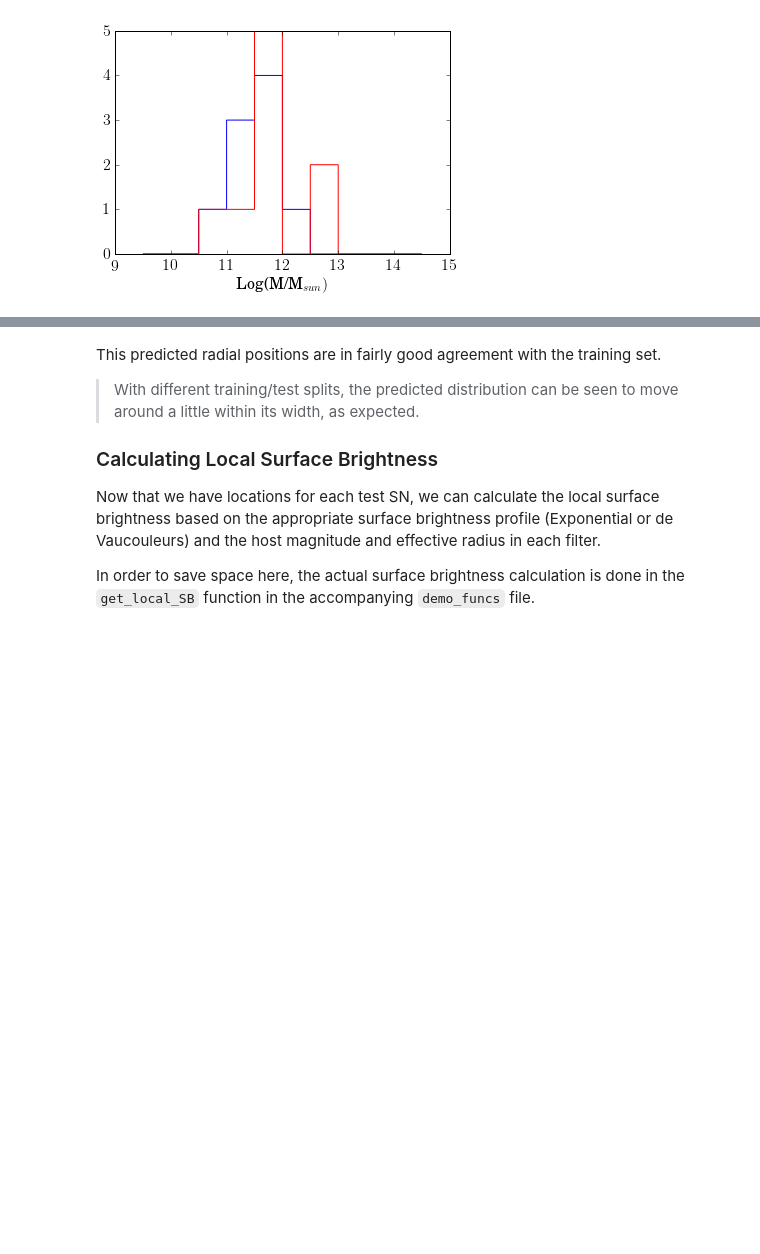
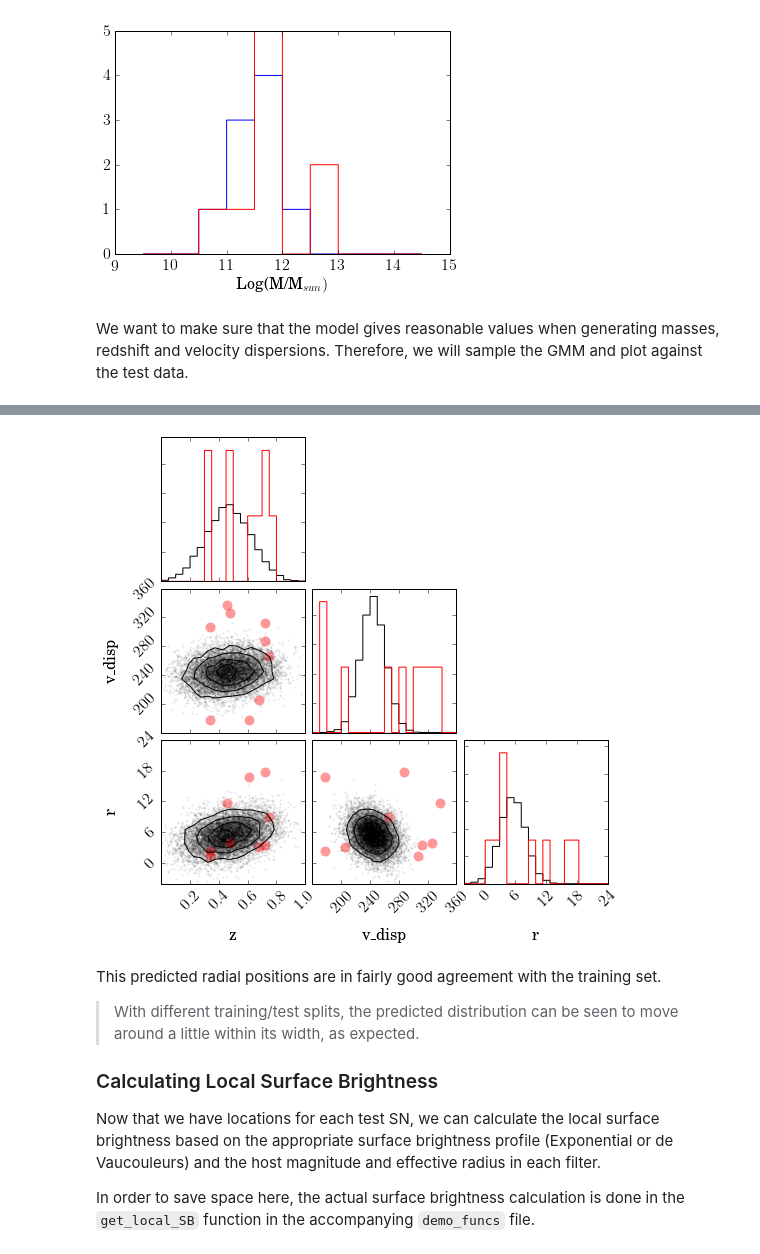
Before and after one commit to LSSTDESC/Twinkles, a Jupyter notebook: examples/notebooks/MatchingLensGalaxies.ipynb, the cells around one changed output, grey strips where cells are left out. Cells and saved outputs as stored; diff of their text form; code cells hidden in the pictures; blank space fills up the shorter version.

Commit message:
Made corner plot with sample of galaxies from model.

```diff
--- a/examples/notebooks/MatchingLensGalaxies.ipynb
+++ b/examples/notebooks/MatchingLensGalaxies.ipynb
@@ -251,3 +251,23 @@ plt.xlabel('Log(M/M_{sun})')
 plt.show()
 # %% [output]
 [figure]
+# %% [markdown]
+We want to make sure that the model gives reasonable values when generating masses, redshift and velocity dispersions. Therefore, we will sample the GMM and plot against the test data.
+# %%
+test_sample = empiricist.XDGMM.sample(size=10000)
+# %%
+setup_text_plots(fontsize=16, usetex=True)
+
+figure = corner.corner(test_sample[:,:3], labels=['z', 'v\_disp', 'r'],
+                       range = [(0.0, 1.0), (160, 360), (-4, 24)],
+              hist_kwargs = {'normed': True}, no_fill_contours=True,
+              plot_density=False)
+
+corner.corner(X_test[:, :3], labels=['z', 'v\_disp', 'r'], color='red',
+              range = [(0.0, 1.0), (160, 360), (-4, 24)],
+              hist_kwargs = {'normed':True}, plot_contours=False,
+              plot_density=False, plot_datapoints=True,
+              data_kwargs={'marker':'o', 'alpha':0.4, 'markersize':10},
+              fig=figure)
+plt.show()
+# %% [output]
@@ -254,3 +277,4 @@ plt.show()
+[figure, added]
 # %%
 #### Once above is correct we will bring in OM10 systems.
 # %%
```
Also changed, not shown: parts of 2 cells of this notebook.
